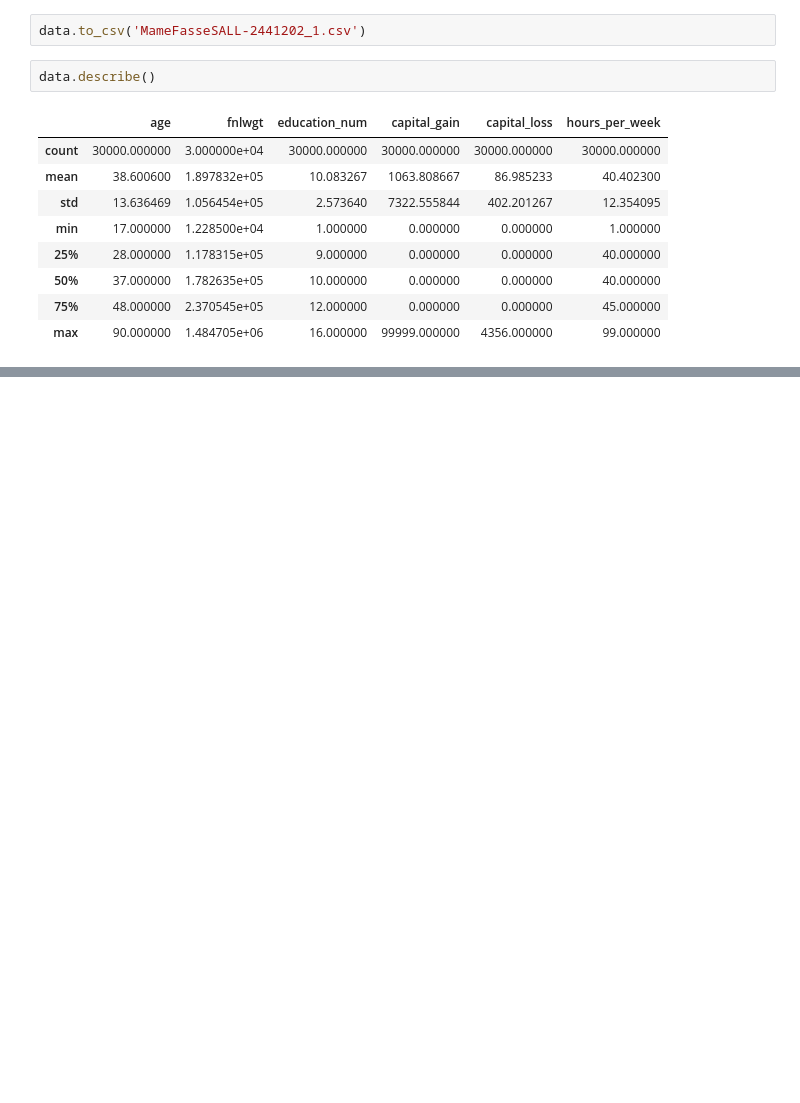
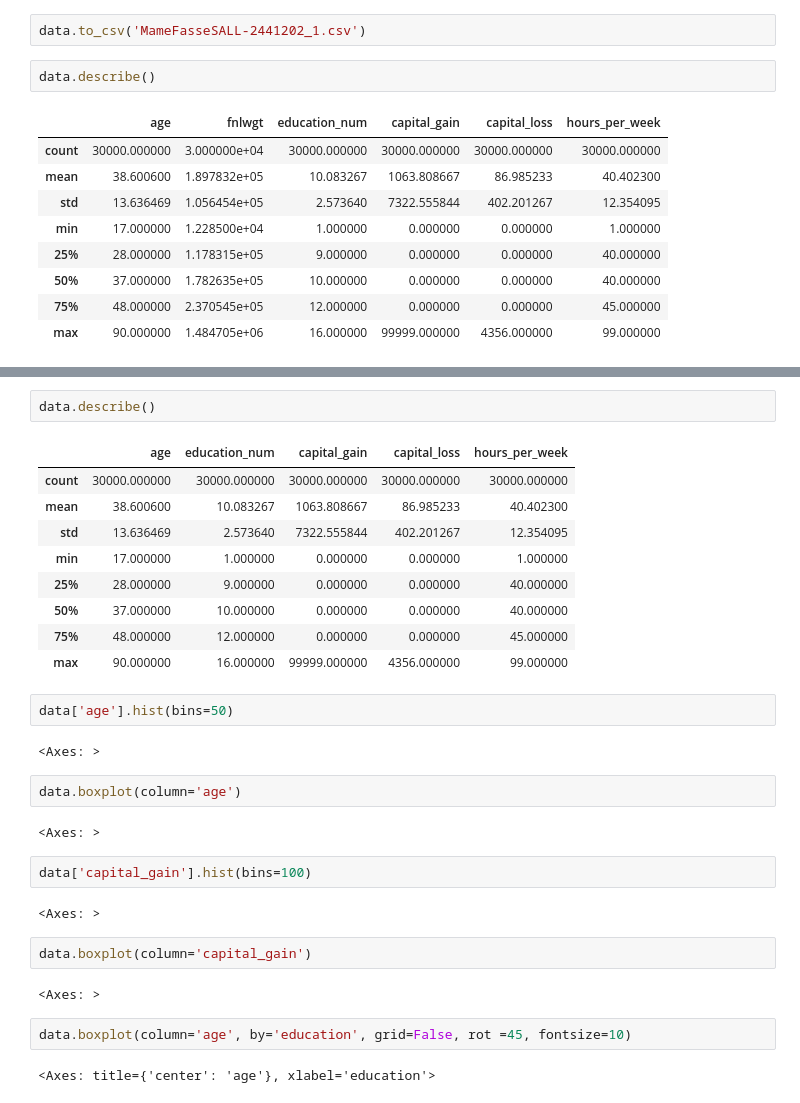
Before and after one commit to mfs135/data-exploration, a Jupyter notebook: dataexp.ipynb, the cells around one changed output, grey strips where cells are left out. Saved outputs shown, nothing was run; the diff lists cells and outputs as text; blank space fills up the shorter version.

```diff
--- a/dataexp.ipynb
+++ b/dataexp.ipynb
@@ -81,0 +356,32 @@ data.describe()
+# %%
+data.describe()
+# %% [output]
+|  | age | education_num | capital_gain | capital_loss | hours_per_week |
+| count | 30000.000000 | 30000.000000 | 30000.000000 | 30000.000000 | 30000.000000 |
+| mean | 38.600600 | 10.083267 | 1063.808667 | 86.985233 | 40.402300 |
+| std | 13.636469 | 2.573640 | 7322.555844 | 402.201267 | 12.354095 |
+| min | 17.000000 | 1.000000 | 0.000000 | 0.000000 | 1.000000 |
+| 25% | 28.000000 | 9.000000 | 0.000000 | 0.000000 | 40.000000 |
+| 50% | 37.000000 | 10.000000 | 0.000000 | 0.000000 | 40.000000 |
+| 75% | 48.000000 | 12.000000 | 0.000000 | 0.000000 | 45.000000 |
+| max | 90.000000 | 16.000000 | 99999.000000 | 4356.000000 | 99.000000 |
+# %%
+data['age'].hist(bins=50)
+# %% [output]
+<Axes: >
+# %%
+data.boxplot(column='age')
+# %% [output]
+<Axes: >
+# %%
+data['capital_gain'].hist(bins=100)
+# %% [output]
+<Axes: >
+# %%
+data.boxplot(column='capital_gain')
+# %% [output]
+<Axes: >
+# %%
+data.boxplot(column='age', by='education', grid=False, rot =45, fontsize=10)
+# %% [output]
+<Axes: title={'center': 'age'}, xlabel='education'>
```
Also changed, not shown: parts of 26 cells of this notebook.
